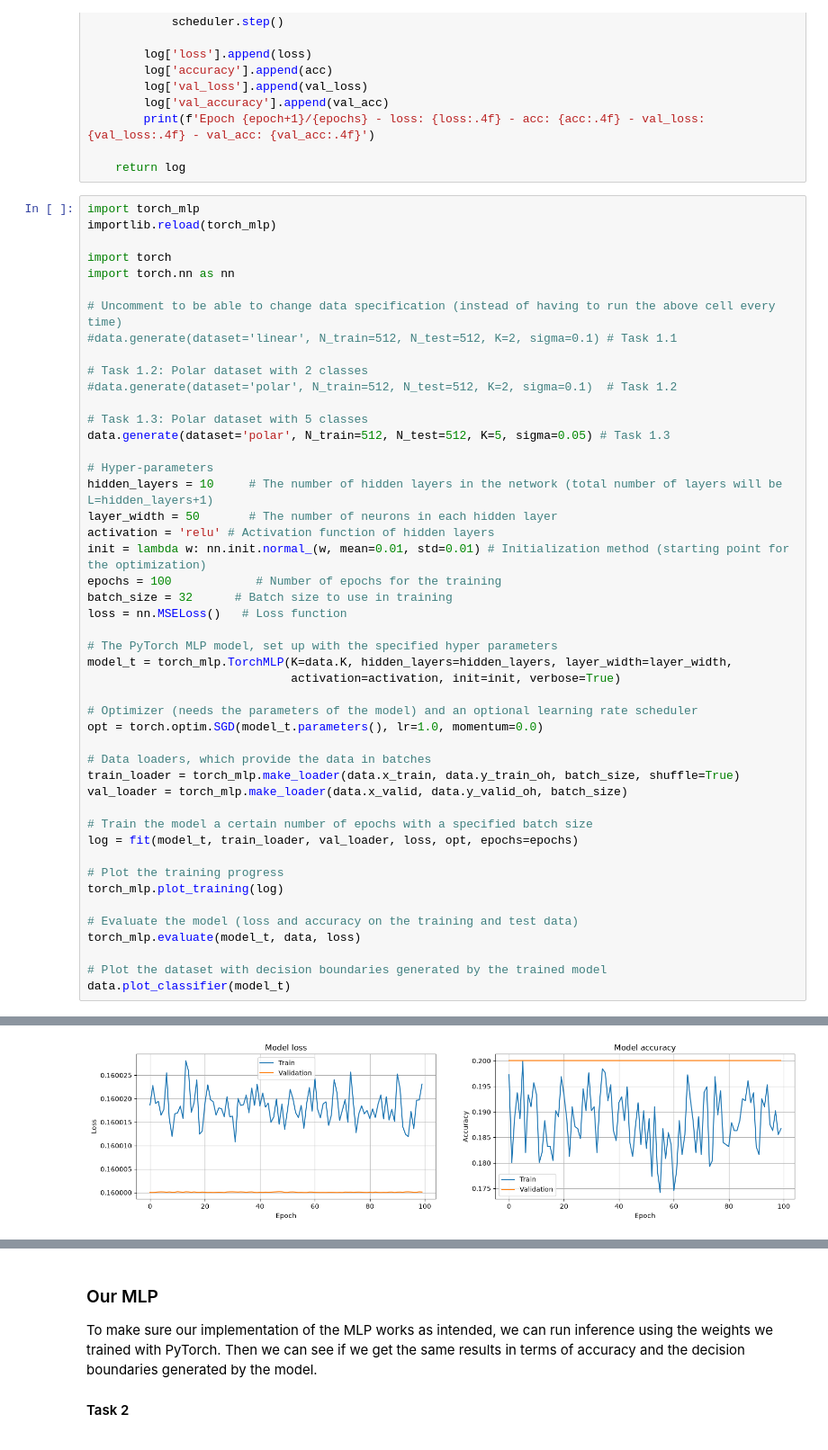
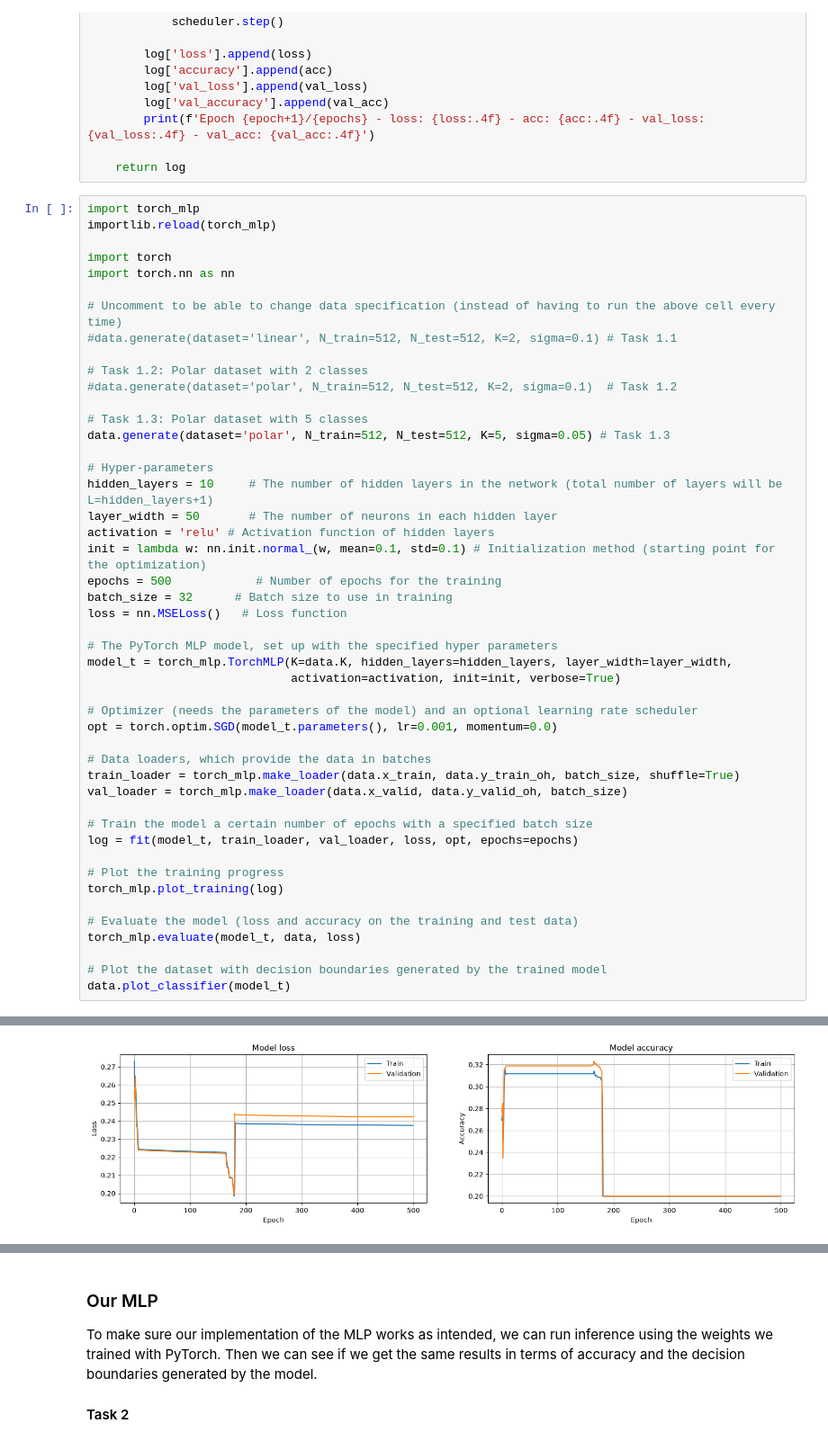
Before and after one commit to SamuelHellqvist/tnm112_labs, a Jupyter notebook: lab01/lab01.ipynb, the cells around one changed output, grey strips where cells are left out. Shown at 90% size. Drawn from its saved outputs; the diff is of its cells as text.

```diff
--- a/lab01/lab01.ipynb
+++ b/lab01/lab01.ipynb
@@ -107,8 +107,8 @@ data.generate(dataset='polar', N_train=512, N_test=512, K=5, sigma=0.05) # Task
 hidden_layers = 10     # The number of hidden layers in the network (total number of layers will be L=hidden_layers+1)
 layer_width = 50       # The number of neurons in each hidden layer
 activation = 'relu' # Activation function of hidden layers
-init = lambda w: nn.init.normal_(w, mean=0.01, std=0.01) # Initialization method (starting point for the optimization)
-epochs = 100            # Number of epochs for the training
+init = lambda w: nn.init.normal_(w, mean=0.1, std=0.1) # Initialization method (starting point for the optimization)
+epochs = 500            # Number of epochs for the training
 batch_size = 32      # Batch size to use in training
 loss = nn.MSELoss()   # Loss function
 
@@ -117,7 +117,7 @@ model_t = torch_mlp.TorchMLP(K=data.K, hidden_layers=hidden_layers, layer_width=
                              activation=activation, init=init, verbose=True)
 
 # Optimizer (needs the parameters of the model) and an optional learning rate scheduler
-opt = torch.optim.SGD(model_t.parameters(), lr=1.0, momentum=0.0)
+opt = torch.optim.SGD(model_t.parameters(), lr=0.001, momentum=0.0)
 
 # Data loaders, which provide the data in batches
 train_loader = torch_mlp.make_loader(data.x_train, data.y_train_oh, batch_size, shuffle=True)
@@ -155,2 +155,2 @@ Epoch 100/100 - loss: 0.1600 - acc: 0.1867 - val_loss: 0.1600 - val_acc: 0.2000
-[figure, old version]
+[figure, new version]
 Model performance:
```
Also changed, not shown: parts of 1 cell of this notebook, 1 other file.
